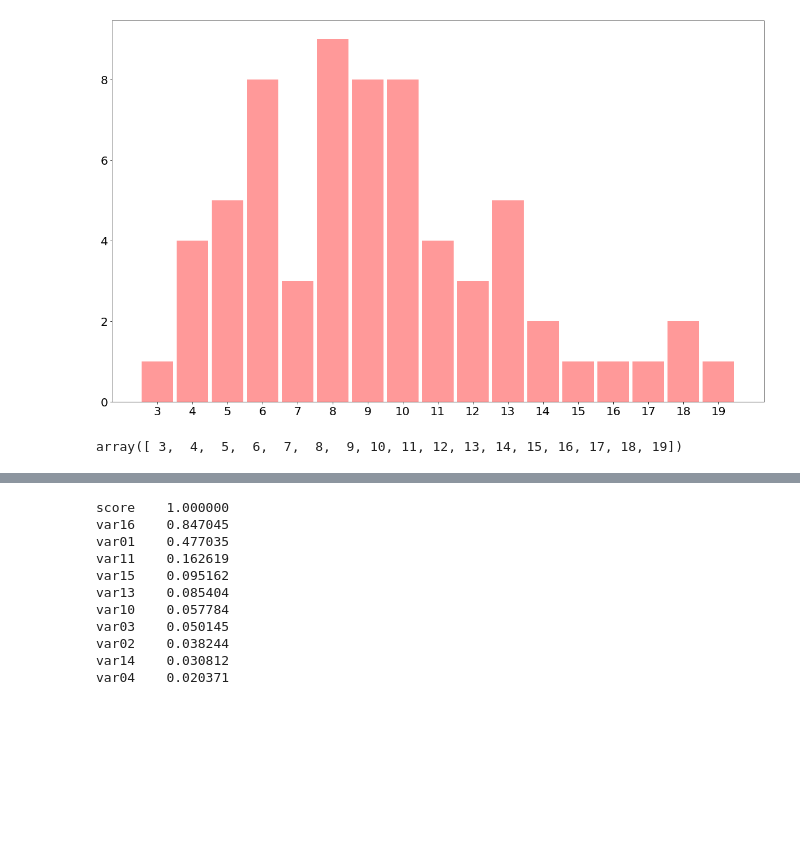
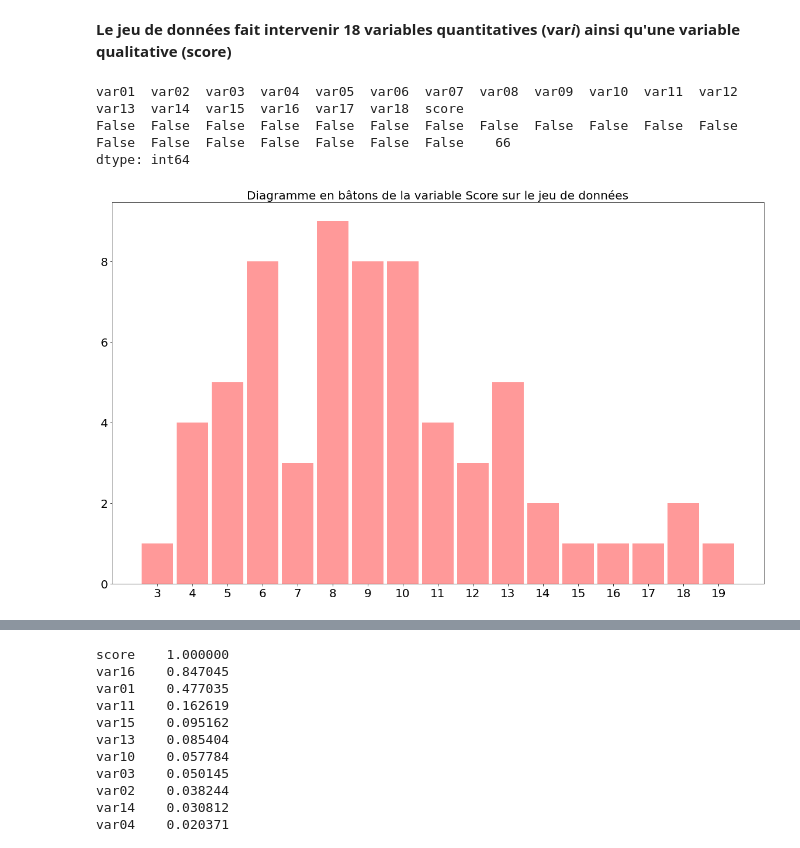
Before and after one commit to abfariah/BE_AML_Linear, a Jupyter notebook: STRANG_ROBINET.ipynb, the cells around one changed output, grey strips where cells are left out. Cells and saved outputs as stored; diff of their text form; code cells hidden in the pictures; blank space fills up the shorter version.

```diff
--- a/STRANG_ROBINET.ipynb
+++ b/STRANG_ROBINET.ipynb
@@ -51,13 +54,18 @@ np.unique(dataframe['score'].values, return_counts=True)
+# %% [markdown]
+**Le jeu de données fait intervenir 18 variables quantitatives (var*i*) ainsi qu'une variable qualitative (score)**
+# %%
+dataframe.isna().value_counts() # on vérifie qu'il n'y ait aucune valeurs manquantes
+# %% [output]
+var01  var02  var03  var04  var05  var06  var07  var08  var09  var10  var11  var12  var13  var14  var15  var16  var17  var18  score
+False  False  False  False  False  False  False  False  False  False  False  False  False  False  False  False  False  False  False    66
+dtype: int64
 # %%
 unique_x, counts_x = np.unique(dataframe['score'], return_counts=True)
 plt.figure(figsize=(20, 12))
 plt.bar(unique_x, counts_x, width=0.9, color='red', alpha=0.4)
+plt.title("Diagramme en bâtons de la variable Score sur le jeu de données", fontsize=20)
 plt.xticks(unique_x, fontsize=20)
 plt.yticks(fontsize=20)
 plt.show()
 # %% [output]
-[figure, old version]
+[figure, new version]
-# %%
-unique_x
-# %% [output]
-array([ 3,  4,  5,  6,  7,  8,  9, 10, 11, 12, 13, 14, 15, 16, 17, 18, 19])
```
Also changed, not shown: parts of 124 cells of this notebook.
